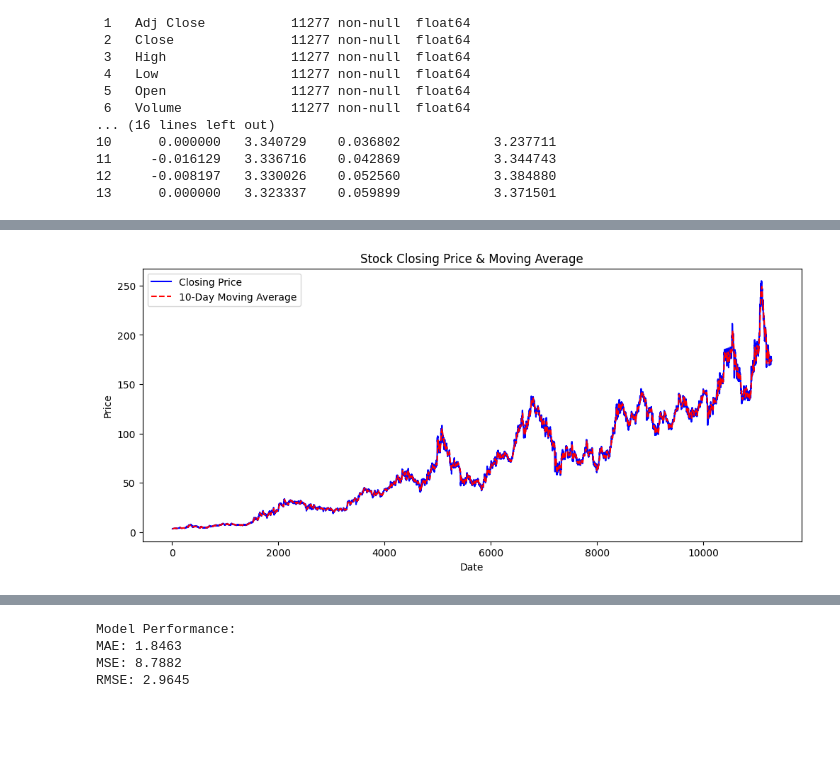
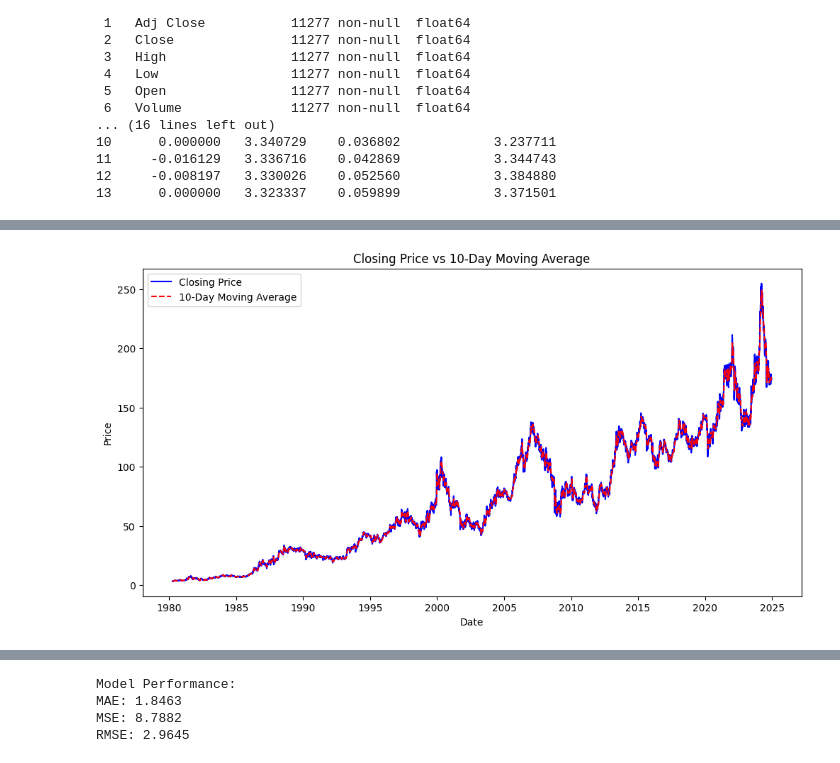
Before and after one commit to algotyrnt/Intellihack_CODEON_Task04, a Jupyter notebook: task04.ipynb, the cells around one changed output, grey strips where cells are left out. Saved outputs shown, nothing was run; the diff lists cells and outputs as text; code cells hidden in the pictures; blank space fills up the shorter version.

```diff
--- a/task04.ipynb
+++ b/task04.ipynb
@@ -137,11 +157,11 @@ import matplotlib.pyplot as plt
 # %%
-plt.figure(figsize=(12, 5))
-plt.plot(df.index, df["Close"], label="Closing Price", color="blue")
-plt.plot(df.index, df["10-Day_MA"], label="10-Day Moving Average", linestyle="dashed", color="red")
-plt.title("Stock Closing Price & Moving Average")
-plt.xlabel("Date")
-plt.ylabel("Price")
+plt.figure(figsize=(12, 6))
+plt.plot(df['Date'], df['Close'], label='Closing Price', color='blue')
+plt.plot(df['Date'], df['10-Day_MA'], label='10-Day Moving Average', color='red', linestyle='--')
+plt.title('Closing Price vs 10-Day Moving Average')
+plt.xlabel('Date')
+plt.ylabel('Price')
 plt.legend()
 plt.show()
 # %% [output]
-[figure, old version]
+[figure, new version]
```
Also changed, not shown: parts of 3 cells of this notebook.
